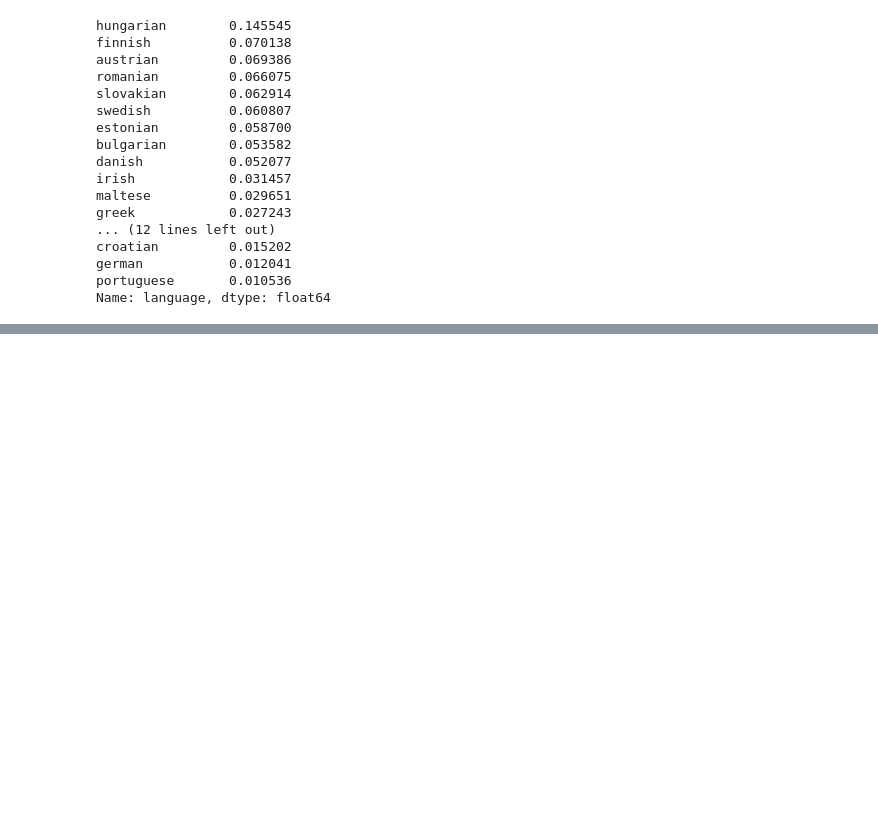
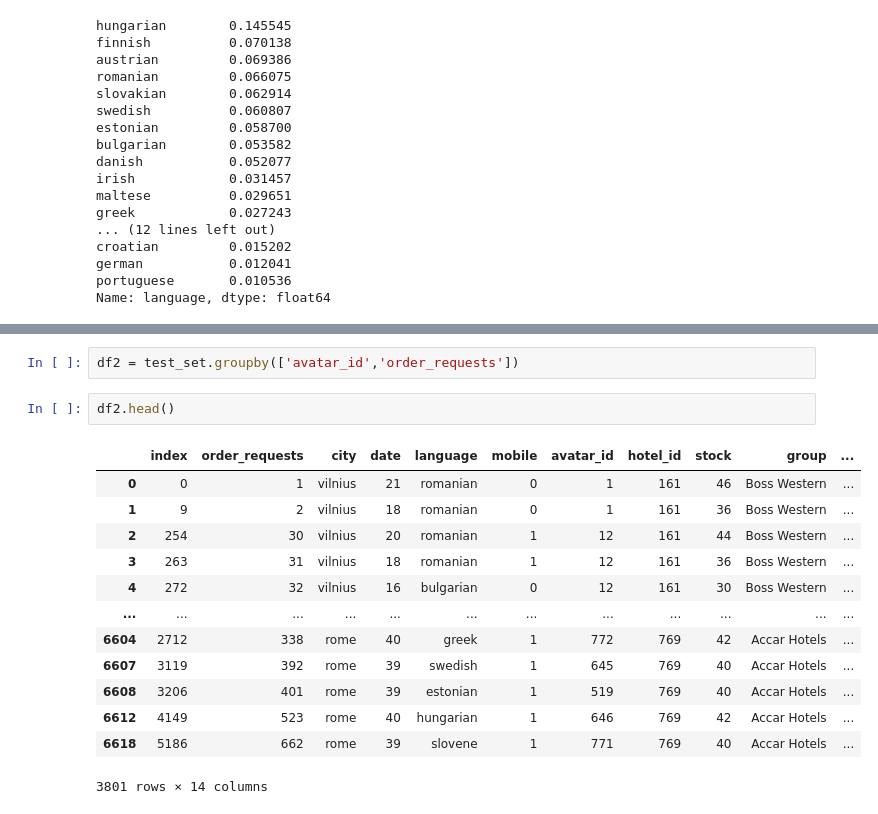
Before and after one commit to Novly57/IA_Framework_DefiIA, a Jupyter notebook: test_set/test_set.ipynb, the cells around one changed output, grey strips where cells are left out. Saved outputs shown, nothing was run; the diff lists cells and outputs as text; blank space fills up the shorter version.

```diff
--- a/test_set/test_set.ipynb
+++ b/test_set/test_set.ipynb
@@ -74,0 +89,18 @@ array(['romanian'], dtype=object)
+# %%
+df2 = test_set.groupby(['avatar_id','order_requests'])
+# %%
+df2.head()
+# %% [output]
+|  | index | order_requests | city | date | language | mobile | avatar_id | hotel_id | stock | group | ... |
+| 0 | 0 | 1 | vilnius | 21 | romanian | 0 | 1 | 161 | 46 | Boss Western | ... |
+| 1 | 9 | 2 | vilnius | 18 | romanian | 0 | 1 | 161 | 36 | Boss Western | ... |
+| 2 | 254 | 30 | vilnius | 20 | romanian | 1 | 12 | 161 | 44 | Boss Western | ... |
+| 3 | 263 | 31 | vilnius | 18 | romanian | 1 | 12 | 161 | 36 | Boss Western | ... |
+| 4 | 272 | 32 | vilnius | 16 | bulgarian | 0 | 12 | 161 | 30 | Boss Western | ... |
+| ... | ... | ... | ... | ... | ... | ... | ... | ... | ... | ... | ... |
+| 6604 | 2712 | 338 | rome | 40 | greek | 1 | 772 | 769 | 42 | Accar Hotels | ... |
+| 6607 | 3119 | 392 | rome | 39 | swedish | 1 | 645 | 769 | 40 | Accar Hotels | ... |
+| 6608 | 3206 | 401 | rome | 39 | estonian | 1 | 519 | 769 | 40 | Accar Hotels | ... |
+| 6612 | 4149 | 523 | rome | 40 | hungarian | 1 | 646 | 769 | 42 | Accar Hotels | ... |
+| 6618 | 5186 | 662 | rome | 39 | slovene | 1 | 771 | 769 | 40 | Accar Hotels | ... |
+3801 rows × 14 columns
```
Also changed, not shown: parts of 9 cells of this notebook, 1 other file.
